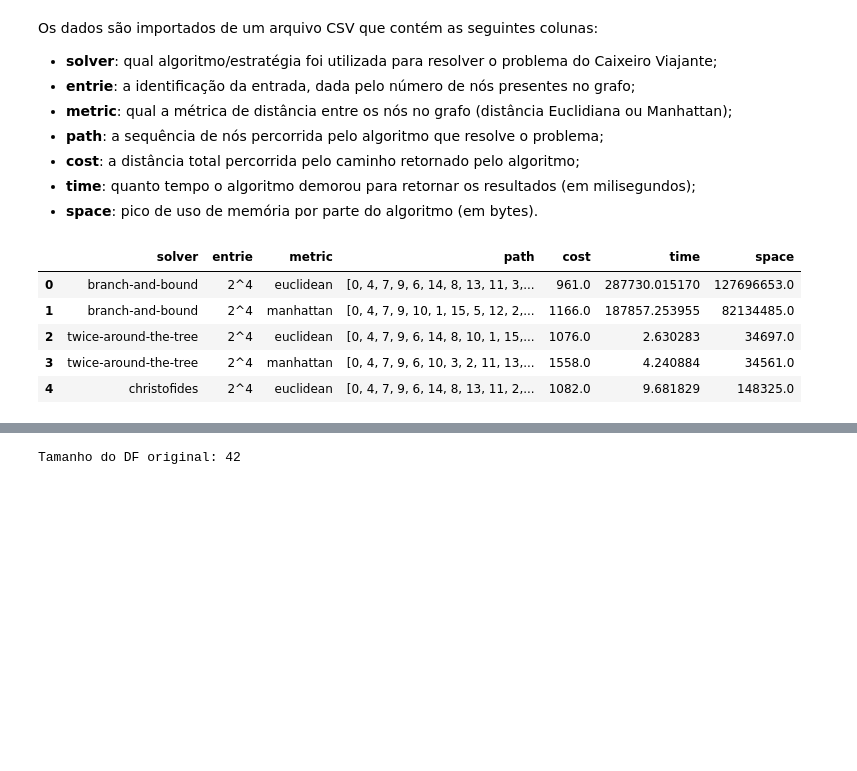
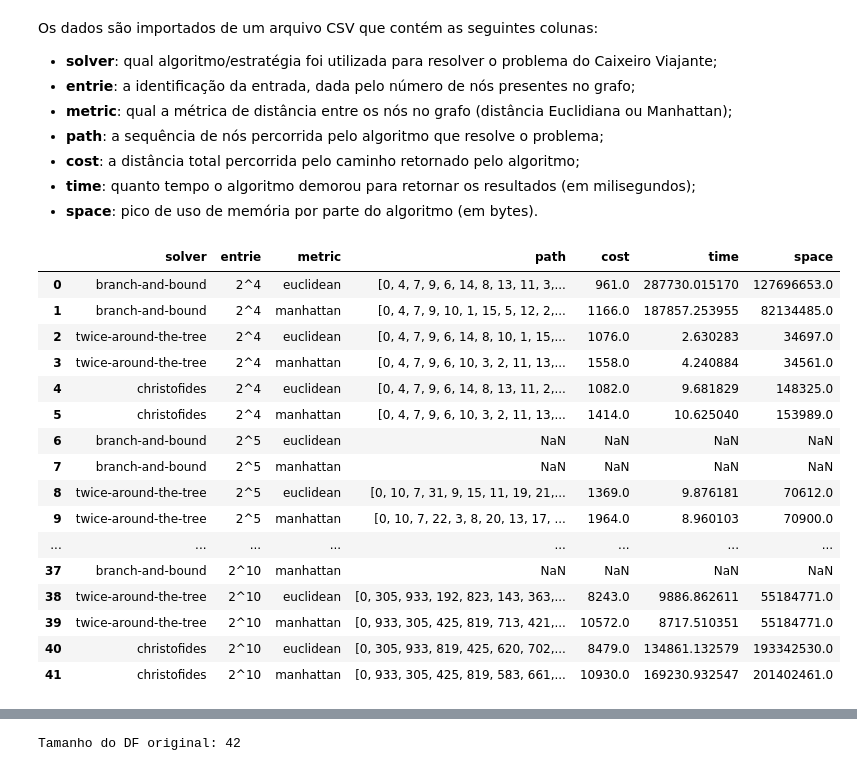
Before and after one commit to vinisilvag/travelling-salesman, a Jupyter notebook: src/analysis.ipynb, the cells around one changed output, grey strips where cells are left out. Saved outputs shown, nothing was run; the diff lists cells and outputs as text; code cells hidden in the pictures; blank space fills up the shorter version.

```diff
--- a/src/analysis.ipynb
+++ b/src/analysis.ipynb
@@ -30,12 +30,23 @@ Os dados são importados de um arquivo CSV que contém as seguintes colunas:
 # %%
 path = "../experiments/output.csv"
 df = pd.read_csv(path)
 
-df.head()
+df
 # %% [output]
 |  | solver | entrie | metric | path | cost | time | space |
 | 0 | branch-and-bound | 2^4 | euclidean | [0, 4, 7, 9, 6, 14, 8, 13, 11, 3,... | 961.0 | 287730.015170 | 127696653.0 |
 | 1 | branch-and-bound | 2^4 | manhattan | [0, 4, 7, 9, 10, 1, 15, 5, 12, 2,... | 1166.0 | 187857.253955 | 82134485.0 |
 | 2 | twice-around-the-tree | 2^4 | euclidean | [0, 4, 7, 9, 6, 14, 8, 10, 1, 15,... | 1076.0 | 2.630283 | 34697.0 |
 | 3 | twice-around-the-tree | 2^4 | manhattan | [0, 4, 7, 9, 6, 10, 3, 2, 11, 13,... | 1558.0 | 4.240884 | 34561.0 |
 | 4 | christofides | 2^4 | euclidean | [0, 4, 7, 9, 6, 14, 8, 13, 11, 2,... | 1082.0 | 9.681829 | 148325.0 |
+| 5 | christofides | 2^4 | manhattan | [0, 4, 7, 9, 6, 10, 3, 2, 11, 13,... | 1414.0 | 10.625040 | 153989.0 |
+| 6 | branch-and-bound | 2^5 | euclidean | NaN | NaN | NaN | NaN |
+| 7 | branch-and-bound | 2^5 | manhattan | NaN | NaN | NaN | NaN |
+| 8 | twice-around-the-tree | 2^5 | euclidean | [0, 10, 7, 31, 9, 15, 11, 19, 21,... | 1369.0 | 9.876181 | 70612.0 |
+| 9 | twice-around-the-tree | 2^5 | manhattan | [0, 10, 7, 22, 3, 8, 20, 13, 17, ... | 1964.0 | 8.960103 | 70900.0 |
+| ... | ... | ... | ... | ... | ... | ... | ... |
+| 37 | branch-and-bound | 2^10 | manhattan | NaN | NaN | NaN | NaN |
+| 38 | twice-around-the-tree | 2^10 | euclidean | [0, 305, 933, 192, 823, 143, 363,... | 8243.0 | 9886.862611 | 55184771.0 |
+| 39 | twice-around-the-tree | 2^10 | manhattan | [0, 933, 305, 425, 819, 713, 421,... | 10572.0 | 8717.510351 | 55184771.0 |
+| 40 | christofides | 2^10 | euclidean | [0, 305, 933, 819, 425, 620, 702,... | 8479.0 | 134861.132579 | 193342530.0 |
+| 41 | christofides | 2^10 | manhattan | [0, 933, 305, 425, 819, 583, 661,... | 10930.0 | 169230.932547 | 201402461.0 |
```
Also changed, not shown: parts of 14 cells of this notebook, 1 other file.
